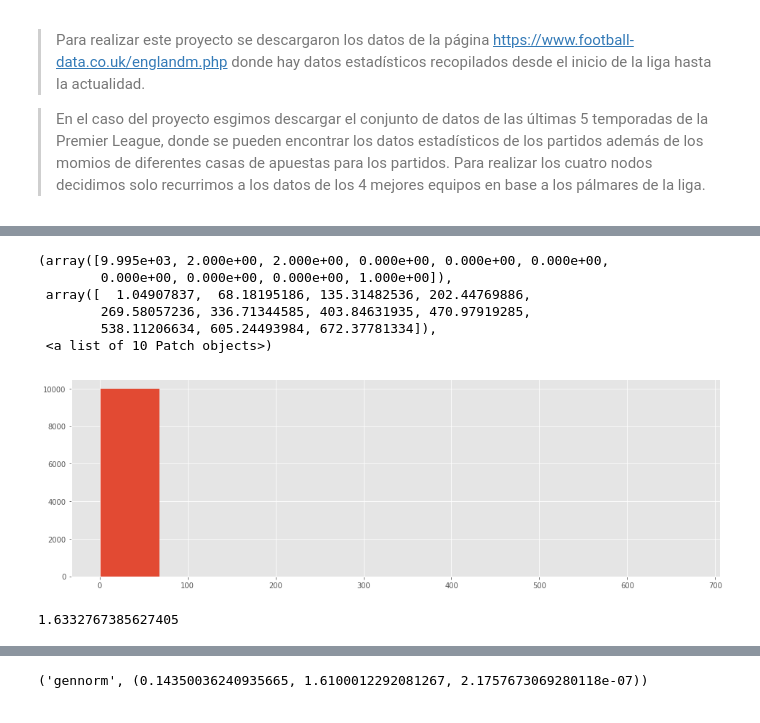
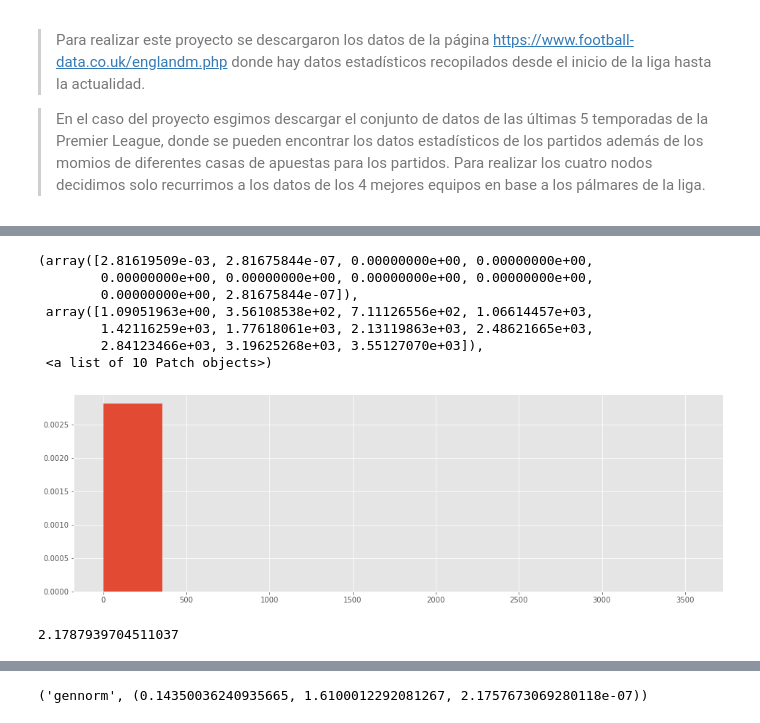
Before and after one commit to EduardoLoza/ProyectoModulo1_delaTorreE_VelascoG, a Jupyter notebook: ProyectoModulo1_delaTorreE_VelascoG.ipynb, the cells around one changed output, grey strips where cells are left out. Cells and saved outputs as stored; diff of their text form; code cells hidden in the pictures.

```diff
--- a/ProyectoModulo1_delaTorreE_VelascoG.ipynb
+++ b/ProyectoModulo1_delaTorreE_VelascoG.ipynb
@@ -310,13 +302,14 @@ pruebadist
 # %%
 #histograma
-Chehw=alpha.rvs(0.9527436904232254, 1.004315726193786, 0.20525779459111304, size = N)
-plt.hist(Chehw)
+Chehw=alpha.rvs(1.3328914300648127, 0.9653451526211672, 0.6172549829549889, size = N)
+plt.hist(Chehw,density=True)
 # %% [output]
-(array([9.995e+03, 2.000e+00, 2.000e+00, 0.000e+00, 0.000e+00, 0.000e+00,
-        0.000e+00, 0.000e+00, 0.000e+00, 1.000e+00]),
- array([  1.04907837,  68.18195186, 135.31482536, 202.44769886,
-        269.58057236, 336.71344585, 403.84631935, 470.97919285,
-        538.11206634, 605.24493984, 672.37781334]),
+(array([2.81619509e-03, 2.81675844e-07, 0.00000000e+00, 0.00000000e+00,
+        0.00000000e+00, 0.00000000e+00, 0.00000000e+00, 0.00000000e+00,
+        0.00000000e+00, 2.81675844e-07]),
+ array([1.09051963e+00, 3.56108538e+02, 7.11126556e+02, 1.06614457e+03,
+        1.42116259e+03, 1.77618061e+03, 2.13119863e+03, 2.48621665e+03,
+        2.84123466e+03, 3.19625268e+03, 3.55127070e+03]),
  <a list of 10 Patch objects>)
-[figure, old version]
+[figure, new version]
 # %%
@@ -332,4 +325,4 @@ def mediacheh(Vector:'Vector donde están las muestras', CantMuestras: 'Lenght d
 # %%
-mediacheh(Chehw,N,N)
+mediaM(Chehw,N,N)
 # %% [output]
-1.6332767385627405
+2.1787939704511037
```
Also changed, not shown: parts of 50 cells of this notebook.
